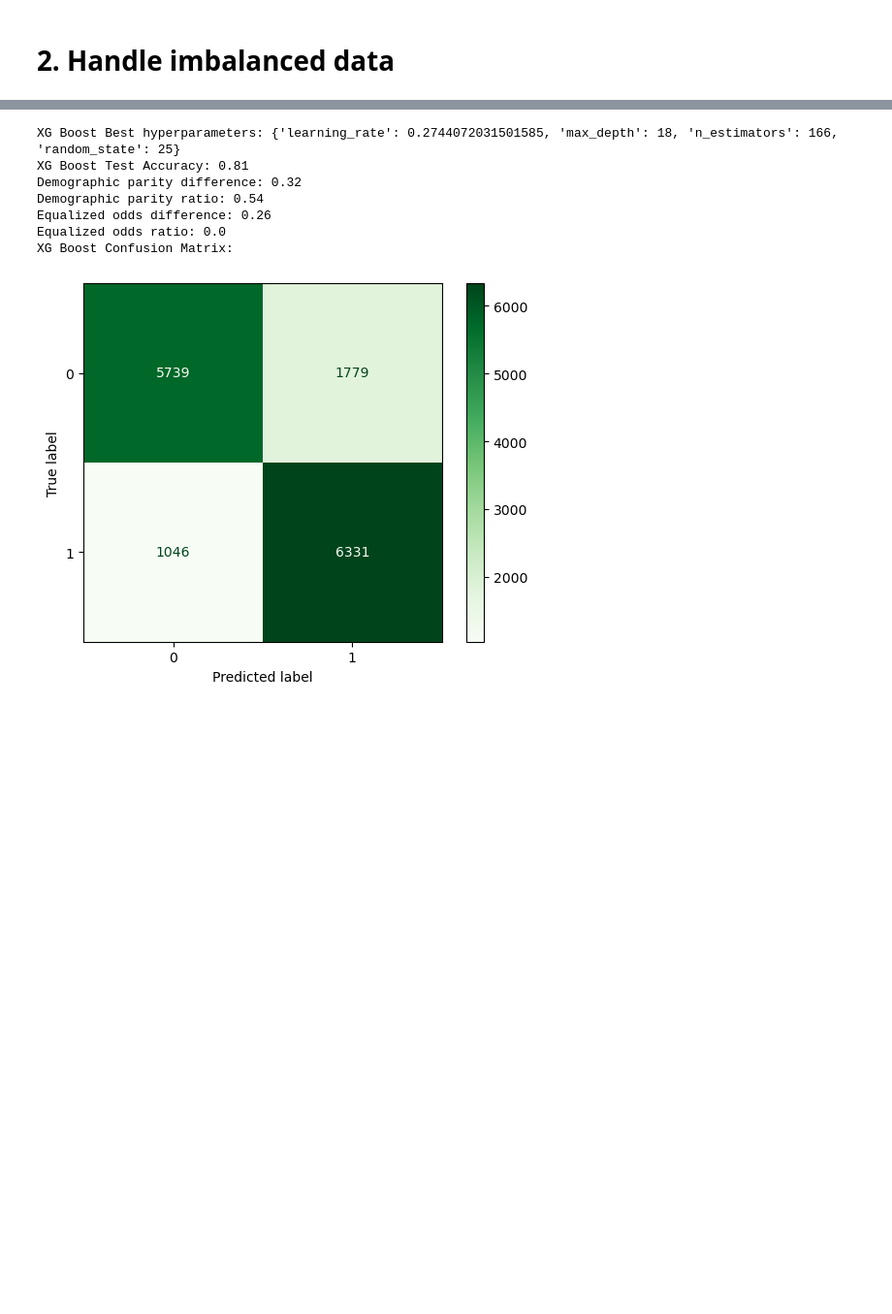
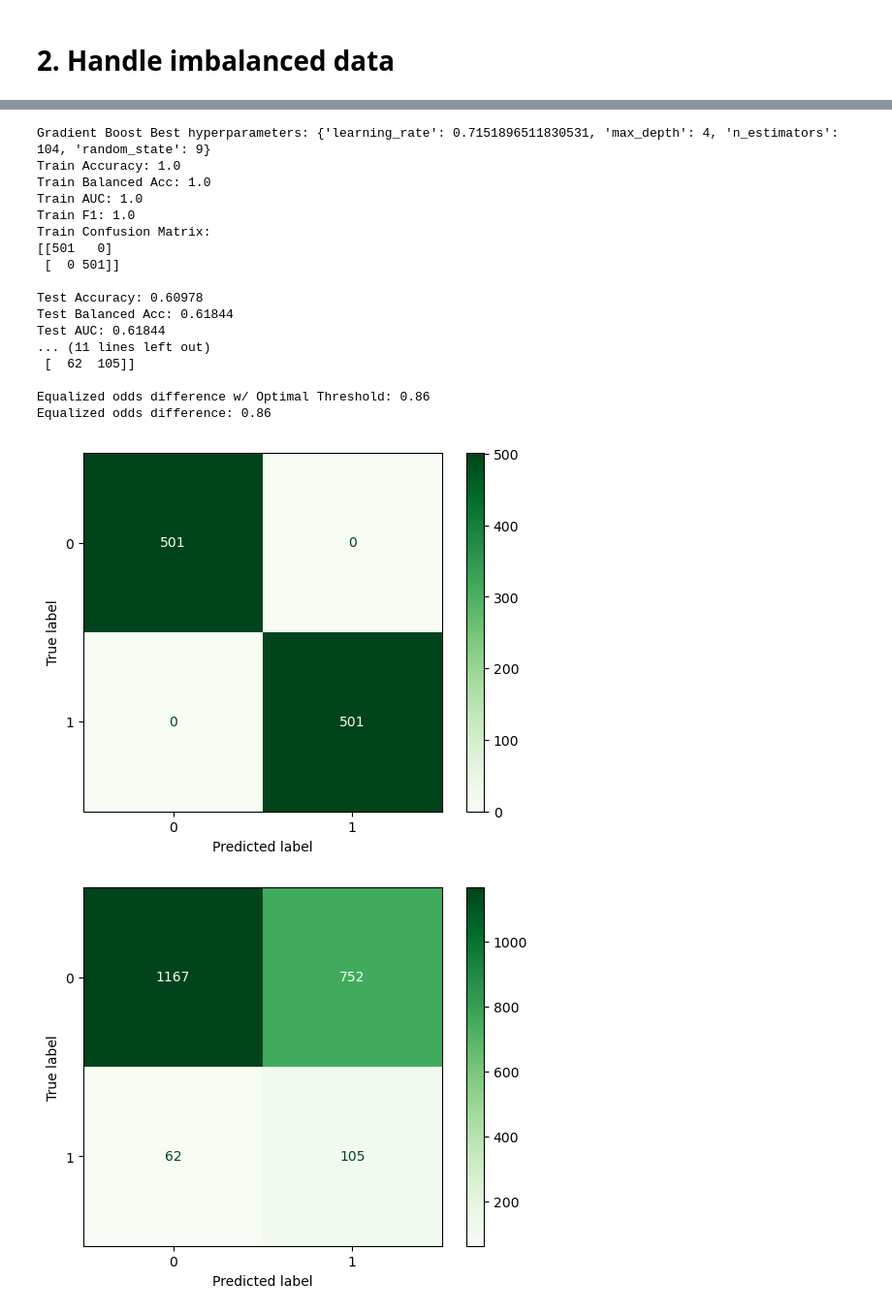
Before and after one commit to theaksaini/ppd-prediction, a Jupyter notebook: data_analysis.ipynb, the cells around one changed output, grey strips where cells are left out. Shown at 97% size. Cells and saved outputs as stored; diff of their text form; code cells hidden in the pictures; blank space fills up the shorter version.

```diff
--- a/data_analysis.ipynb
+++ b/data_analysis.ipynb
@@ -88,0 +349,6 @@ race_feature = X_test[['race_American Indian or Alaska Native',
+# %%
+rus = RandomUnderSampler(sampling_strategy = "auto", random_state=0)
+X_train_rus, y_train_rus = rus.fit_resample(X_train, y_train)
+weights_rus = X_train_rus['w']
+X_train_rus = X_train_rus.drop(['w'], axis=1)
+y_train_rus.value_counts()
@@ -183,5 +935,9 @@ ConfusionMatrixDisplay(confusion_matrix=cm).plot(cmap=plt.cm.Greens);
 # %%
-xgb = GradientBoostingClassifier()
+x = X_train_rus
+y = y_train_rus.values.ravel()
+w = weights_rus
+
+gb = GradientBoostingClassifier()
 
 seed(0)
 parameter_space = {'n_estimators': randint(1,200),
@@ -190,11 +946,13 @@ parameter_space = {'n_estimators': randint(1,200),
                    'random_state': randint(0,50)}
 
 # Use random search to find the best hyperparameters
-rand_search = RandomizedSearchCV(xgb,
+rand_search = RandomizedSearchCV(gb,
                                  param_distributions = parameter_space,
                                  n_iter=5,
-                                 cv=5)
+                                 cv=5,
+                                 verbose=1)
 
 # Fit the random search object to the data
-rand_search.fit(X_train, y_train.values.ravel())
+
+rand_search.fit(x, y, sample_weight=w)
 # %% [output]
@@ -207,30 +967,25 @@ RandomizedSearchCV(cv=5, estimator=GradientBoostingClassifier(), n_iter=5,
 # %%
-best_xgb = rand_search.best_estimator_
+best_gb = rand_search.best_estimator_
+print('Gradient Boost Best hyperparameters:',  rand_search.best_params_)
 
-# Print the best hyperparameters
-print('XG Boost Best hyperparameters:',  rand_search.best_params_)
-
-# Generate predictions with the best model
-y_pred = best_xgb.predict(X_test)
-test_accuracy = accuracy_score(y_test, y_pred)
-print("XG Boost Test Accuracy:", np.round(test_accuracy,2))
-
-# Fairness metrics
-print("Demographic parity difference:",np.round(demographic_parity_difference(y_test, y_pred,sensitive_features=race_feature),2))
-print("Demographic parity ratio:",np.round(demographic_parity_ratio(y_test, y_pred,sensitive_features=race_feature),2))
-print("Equalized odds difference:",np.round(equalized_odds_difference(y_test, y_pred,sensitive_features=race_feature),2))
-print("Equalized odds ratio:",np.round(equalized_odds_ratio(y_test, y_pred,sensitive_features=race_feature),2))
-
-# Create the confusion matrix
-cm = confusion_matrix(y_test, y_pred)
-print("XG Boost Confusion Matrix:")
-ConfusionMatrixDisplay(confusion_matrix=cm).plot(cmap=plt.cm.Greens);
+display_performance(X_train=x, y_train=y, X_test=X_test, y_test=y_test, model=best_gb)
 # %% [output]
-XG Boost Best hyperparameters: {'learning_rate': 0.2744072031501585, 'max_depth': 18, 'n_estimators': 166, 'random_state': 25}
-XG Boost Test Accuracy: 0.81
-Demographic parity difference: 0.32
-Demographic parity ratio: 0.54
-Equalized odds difference: 0.26
-Equalized odds ratio: 0.0
-XG Boost Confusion Matrix:
+Gradient Boost Best hyperparameters: {'learning_rate': 0.7151896511830531, 'max_depth': 4, 'n_estimators': 104, 'random_state': 9}
+Train Accuracy: 1.0
+Train Balanced Acc: 1.0
+Train AUC: 1.0
+Train F1: 1.0
+Train Confusion Matrix:
+[[501   0]
+ [  0 501]]
+
+Test Accuracy: 0.60978
+Test Balanced Acc: 0.61844
+Test AUC: 0.61844
+... (11 lines left out)
+ [  62  105]]
+
+Equalized odds difference w/ Optimal Threshold: 0.86
+Equalized odds difference: 0.86
-[figure, old version]
+[figure, new version]
+[figure, added]
```
Also changed, not shown: parts of 101 cells of this notebook.
